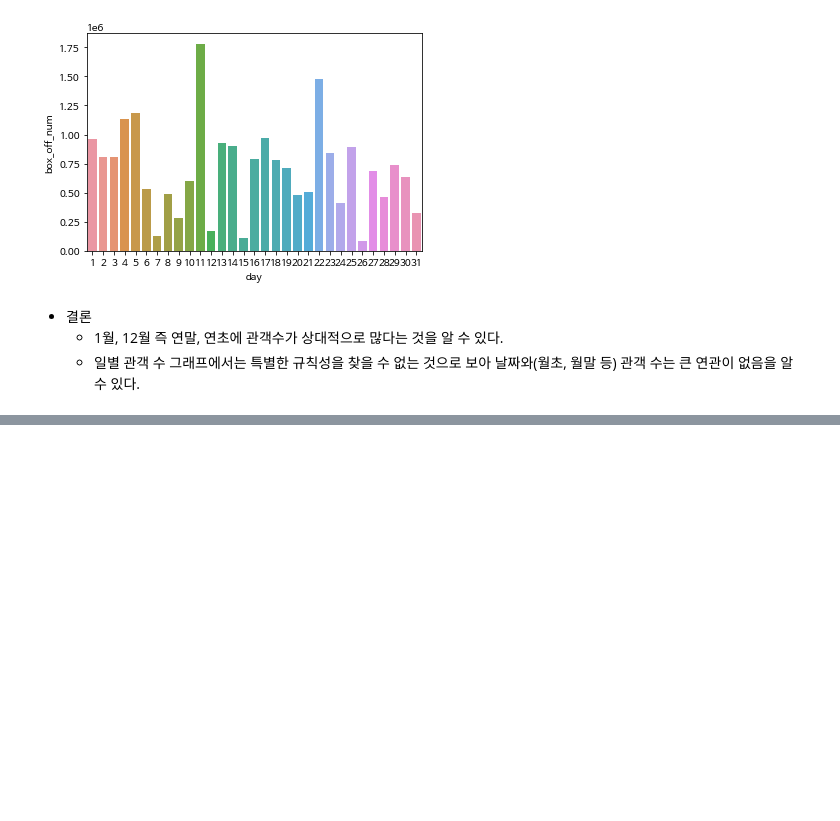
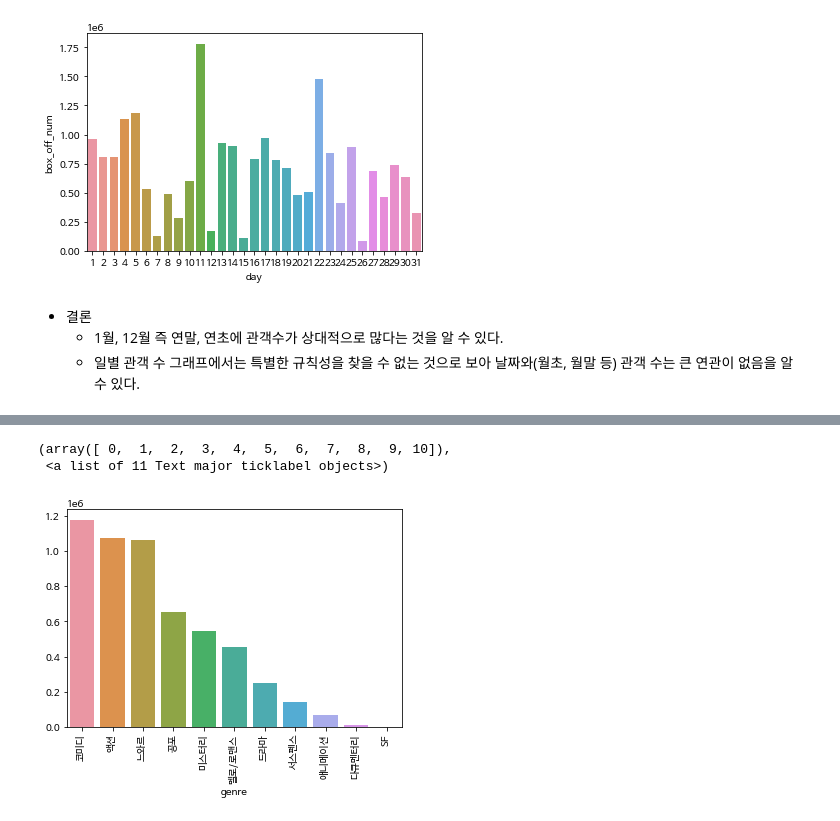
Before and after one commit to min207/ESAA, a Jupyter notebook: 미니프로젝트1.ipynb, the cells around one changed output, grey strips where cells are left out. Cells and saved outputs as stored; diff of their text form; code cells hidden in the pictures; blank space fills up the shorter version.

```diff
--- a/미니프로젝트1.ipynb
+++ b/미니프로젝트1.ipynb
@@ -334,0 +325,15 @@ axes = sns.barplot(x=month_num.index, y=month_num)
+# %%
+# 계절에 대한 칼럼 추가
+
+def season(x):
+  if ((x>=3) & (x<=5)):
+    return 'spring'
+  elif ((x>=6) & (x<=8)):
+    return 'summer'
+  elif ((x>=9) & (x<=11)):
+    return 'fall'
+  else:
+    return 'winter'
+
+df['season'] = df['month'].apply(season)
+df.head(10)
@@ -334,0 +352,13 @@ axes = sns.barplot(x=month_num.index, y=month_num)
+# %%
+# 계절 별 장르 영화의 관객 수
+
+genre_num = df.groupby(['season', 'genre'])['box_off_num'].mean().sort_values(ascending = False)
+# %%
+# 봄: 장르 별 관객 수
+
+axes1 = sns.barplot(genre_num['spring'].index, genre_num['spring'].values)
+plt.xticks(rotation=90)
+# %% [output]
+(array([ 0,  1,  2,  3,  4,  5,  6,  7,  8,  9, 10]),
+ <a list of 11 Text major ticklabel objects>)
+[figure, added]
```
Also changed, not shown: parts of 10 cells of this notebook.
